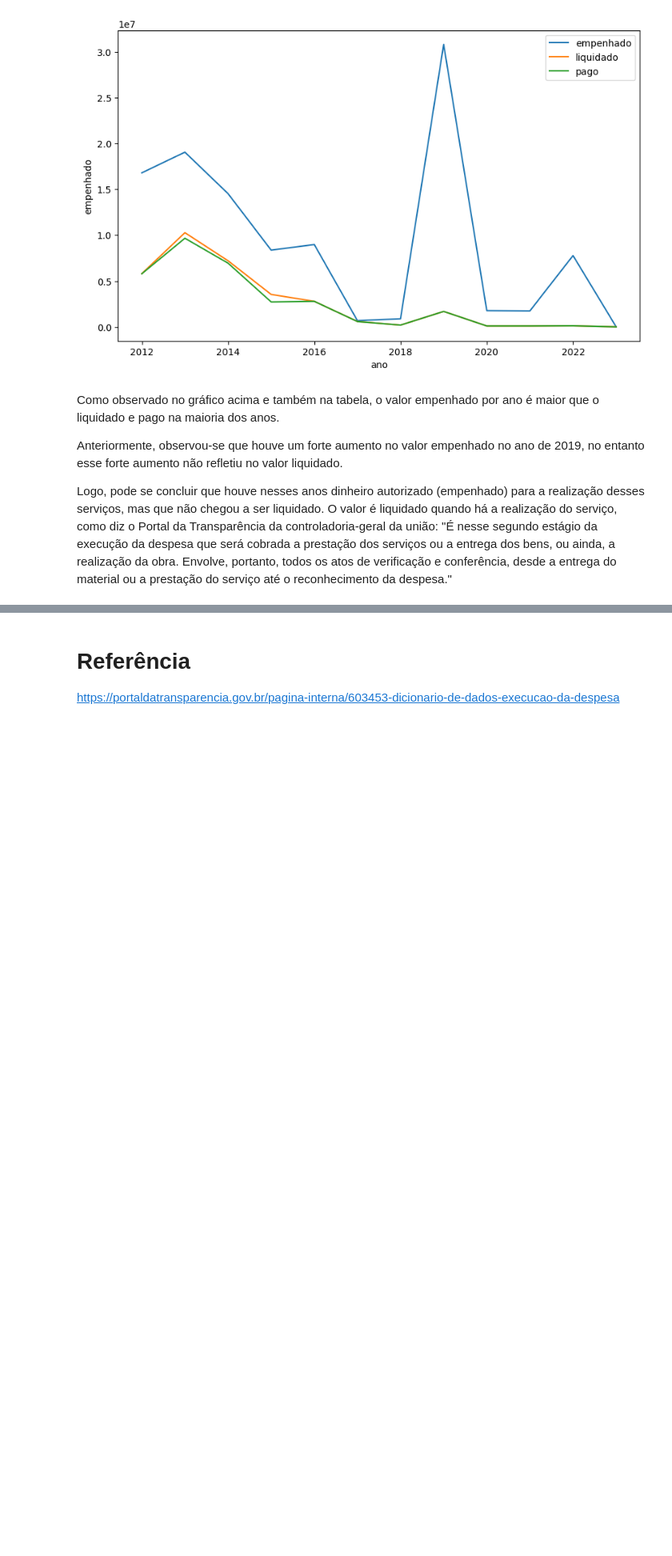
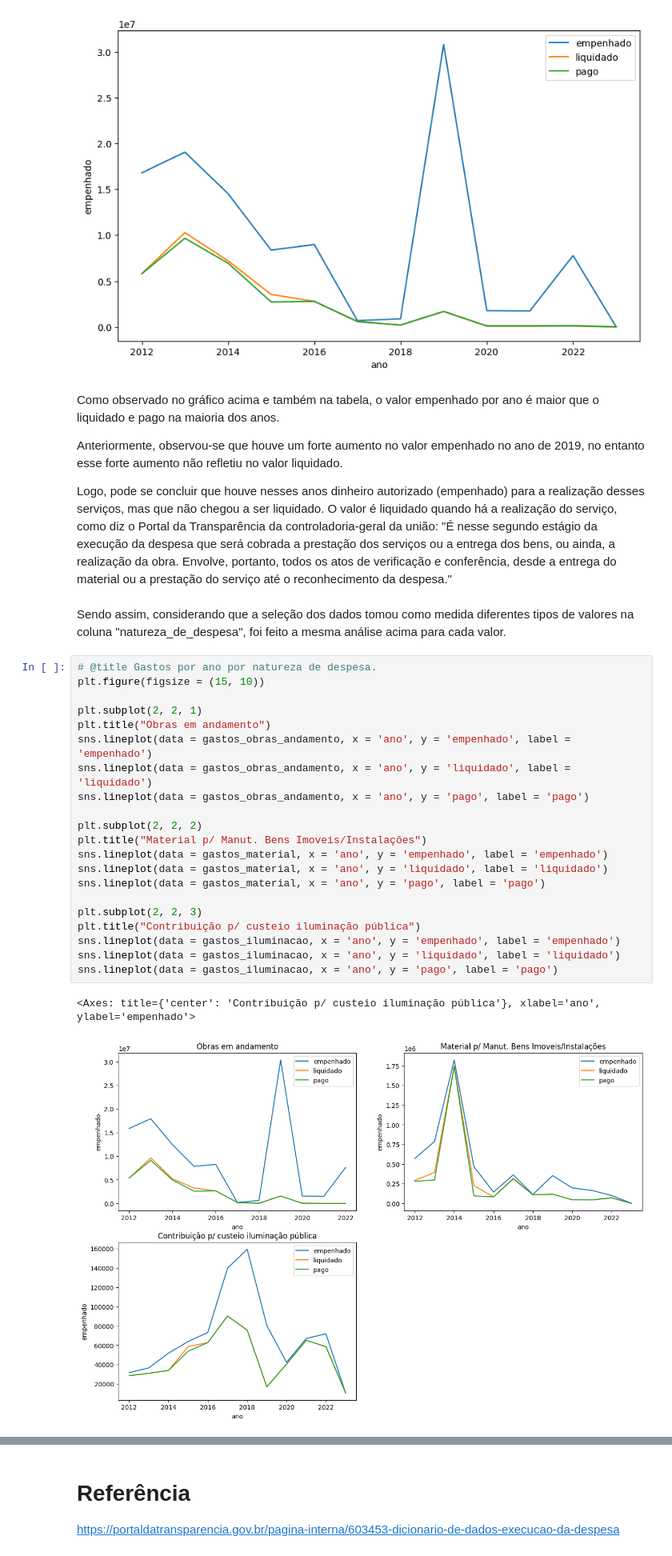
Before and after one commit to Guardians-DSC/dados, a Jupyter notebook: orcamento/notebooks/[Guardians]_Analise_Reestruturação.ipynb, the cells around one changed output, grey strips where cells are left out. Shown: that part at 80% size. Drawn from its saved outputs; the diff is of its cells as text; blank space fills up the shorter version.

Commit message:
Adiciona análise de gastos com obras v1.

```diff
--- a/orcamento/notebooks/[Guardians]_Analise_Reestruturação.ipynb
+++ b/orcamento/notebooks/[Guardians]_Analise_Reestruturação.ipynb
@@ -541,3 +394,29 @@ Como observado no gráfico acima e também na tabela, o valor empenhado por ano
 Anteriormente, observou-se que houve um forte aumento no valor empenhado no ano de 2019, no entanto esse forte aumento não refletiu no valor liquidado.
 
 Logo, pode se concluir que houve nesses anos dinheiro autorizado (empenhado) para a realização desses serviços, mas que não chegou a ser liquidado. O valor é liquidado quando há a realização do serviço, como diz o Portal da Transparência da controladoria-geral da união: "É nesse segundo estágio da execução da despesa que será cobrada a prestação dos serviços ou a entrega dos bens, ou ainda, a realização da obra. Envolve, portanto, todos os atos de verificação e conferência, desde a entrega do material ou a prestação do serviço até o reconhecimento da despesa."
+# %% [markdown]
+Sendo assim, considerando que a seleção dos dados tomou como medida diferentes tipos de valores na coluna "natureza_de_despesa", foi feito a mesma análise acima para cada valor.
+# %%
+# @title Gastos por ano por natureza de despesa.
+plt.figure(figsize = (15, 10))
+
+plt.subplot(2, 2, 1)
+plt.title("Obras em andamento")
+sns.lineplot(data = gastos_obras_andamento, x = 'ano', y = 'empenhado', label = 'empenhado')
+sns.lineplot(data = gastos_obras_andamento, x = 'ano', y = 'liquidado', label = 'liquidado')
+sns.lineplot(data = gastos_obras_andamento, x = 'ano', y = 'pago', label = 'pago')
+
+plt.subplot(2, 2, 2)
+plt.title("Material p/ Manut. Bens Imoveis/Instalações")
+sns.lineplot(data = gastos_material, x = 'ano', y = 'empenhado', label = 'empenhado')
+sns.lineplot(data = gastos_material, x = 'ano', y = 'liquidado', label = 'liquidado')
+sns.lineplot(data = gastos_material, x = 'ano', y = 'pago', label = 'pago')
+
+plt.subplot(2, 2, 3)
+plt.title("Contribuição p/ custeio iluminação pública")
+sns.lineplot(data = gastos_iluminacao, x = 'ano', y = 'empenhado', label = 'empenhado')
+sns.lineplot(data = gastos_iluminacao, x = 'ano', y = 'liquidado', label = 'liquidado')
+sns.lineplot(data = gastos_iluminacao, x = 'ano', y = 'pago', label = 'pago')
+# %% [output]
+<Axes: title={'center': 'Contribuição p/ custeio iluminação pública'}, xlabel='ano', ylabel='empenhado'>
+[figure, added]
```
Also changed, not shown: parts of 35 cells of this notebook.
